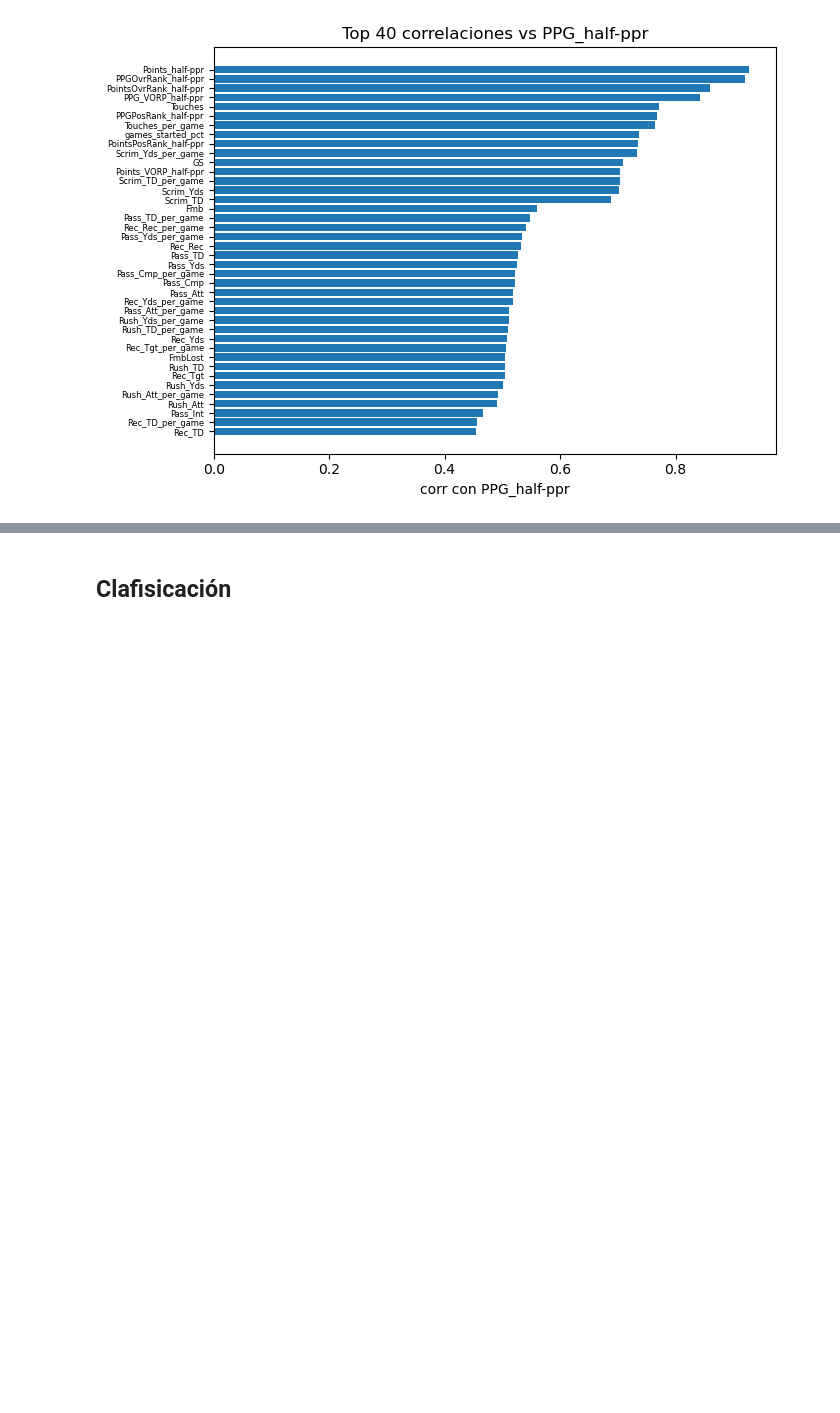
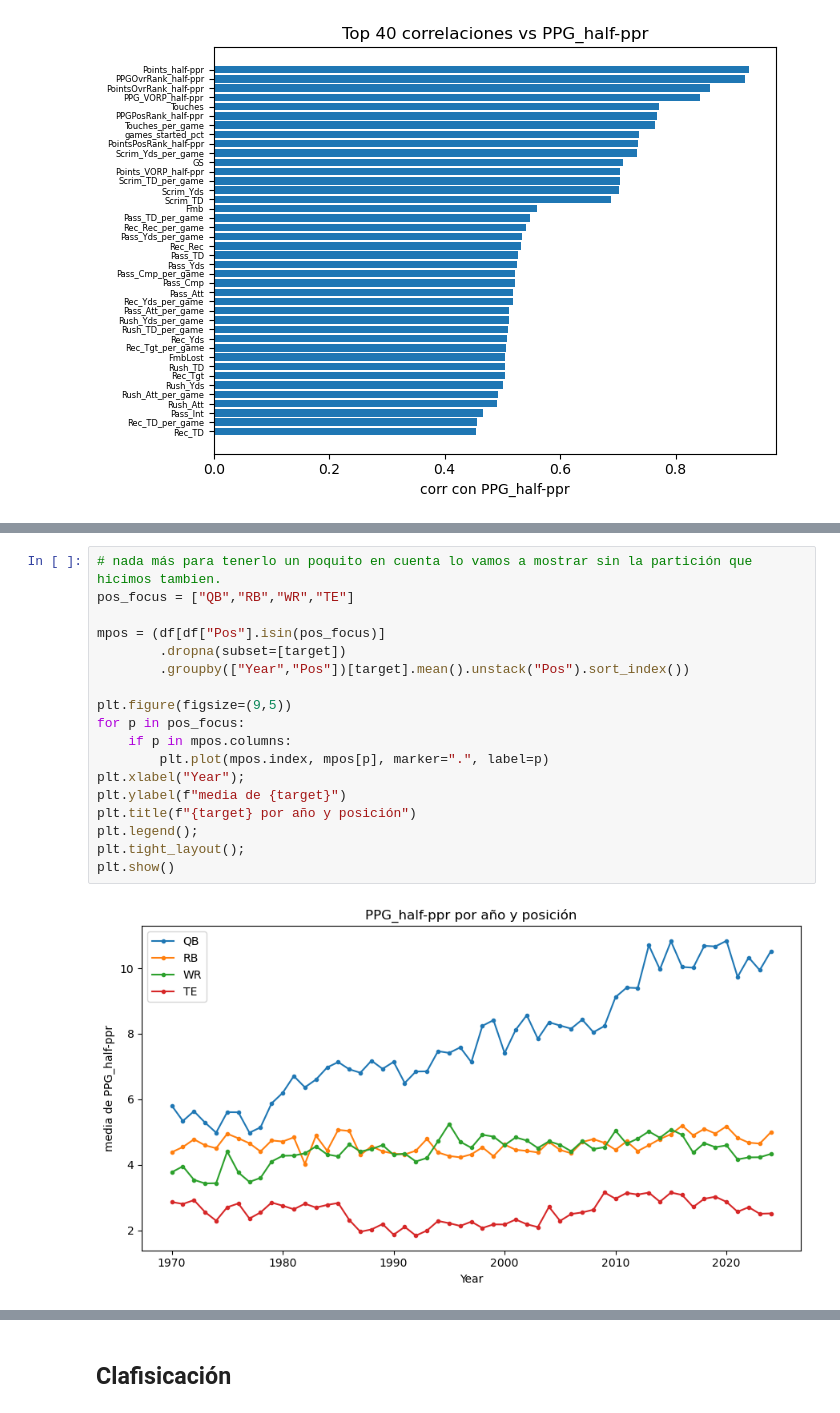
Before and after one commit to edumar67/Fantasy_project, a Jupyter notebook: Entrega 1/1_entrega.ipynb, the cells around one changed output, grey strips where cells are left out. Drawn from its saved outputs; the diff is of its cells as text; blank space fills up the shorter version.

```diff
--- a/Entrega 1/1_entrega.ipynb
+++ b/Entrega 1/1_entrega.ipynb
@@ -253,0 +318,20 @@ plt.show()
+# %%
+# nada más para tenerlo un poquito en cuenta lo vamos a mostrar sin la partición que hicimos tambien.
+pos_focus = ["QB","RB","WR","TE"]
+
+mpos = (df[df["Pos"].isin(pos_focus)]
+        .dropna(subset=[target])
+        .groupby(["Year","Pos"])[target].mean().unstack("Pos").sort_index())
+
+plt.figure(figsize=(9,5))
+for p in pos_focus:
+    if p in mpos.columns:
+        plt.plot(mpos.index, mpos[p], marker=".", label=p)
+plt.xlabel("Year");
+plt.ylabel(f"media de {target}")
+plt.title(f"{target} por año y posición")
+plt.legend();
+plt.tight_layout();
+plt.show()
+# %% [output]
+[figure, added]
```
Also changed, not shown: parts of 20 cells of this notebook.
